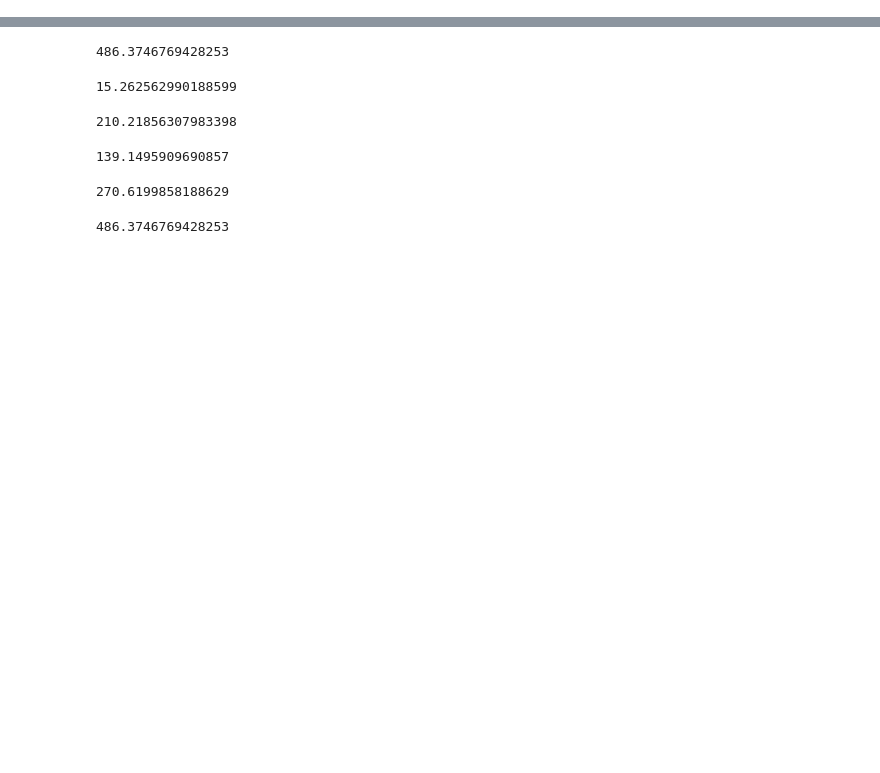
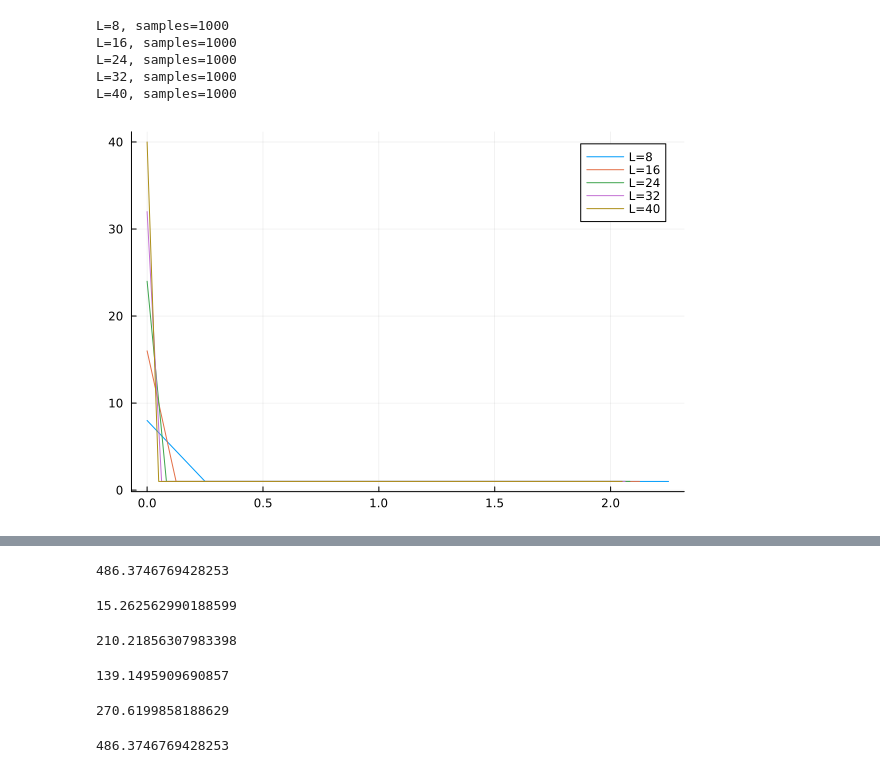
Before and after one commit to jahauser/2025_ZZX_TNs, a Jupyter notebook: notebooks/25_08_10.ipynb, the cells around one changed output, grey strips where cells are left out. Drawn from its saved outputs; the diff is of its cells as text; code cells hidden in the pictures; blank space fills up the shorter version.

```diff
--- a/notebooks/25_08_10.ipynb
+++ b/notebooks/25_08_10.ipynb
@@ -7,0 +45,21 @@ JLDFile /Users/jhauser/Code/2025_ZZX_TNs/output/collated_results.jld2 (read-only
+# %%
+λ = 1.0
+δ = 0.7
+q = 0.1
+
+plt = plot()
+
+for L in 8:8:40
+    xs = collect(0:2L+2)
+    ys = blur(data[(L,2L+2,λ,δ,q)][1][:κEA], 2)
+    println("L=$L, samples=$(data[(L,2L+2,λ,δ,q)][3])")
+    plot!(plt, xs/L, ys, label="L=$L")
+end
+plt
+# %% [output]
+L=8, samples=1000
+L=16, samples=1000
+L=24, samples=1000
+L=32, samples=1000
+L=40, samples=1000
+[figure, added]
```
Also changed, not shown: parts of 8 cells of this notebook, 4 other files.
